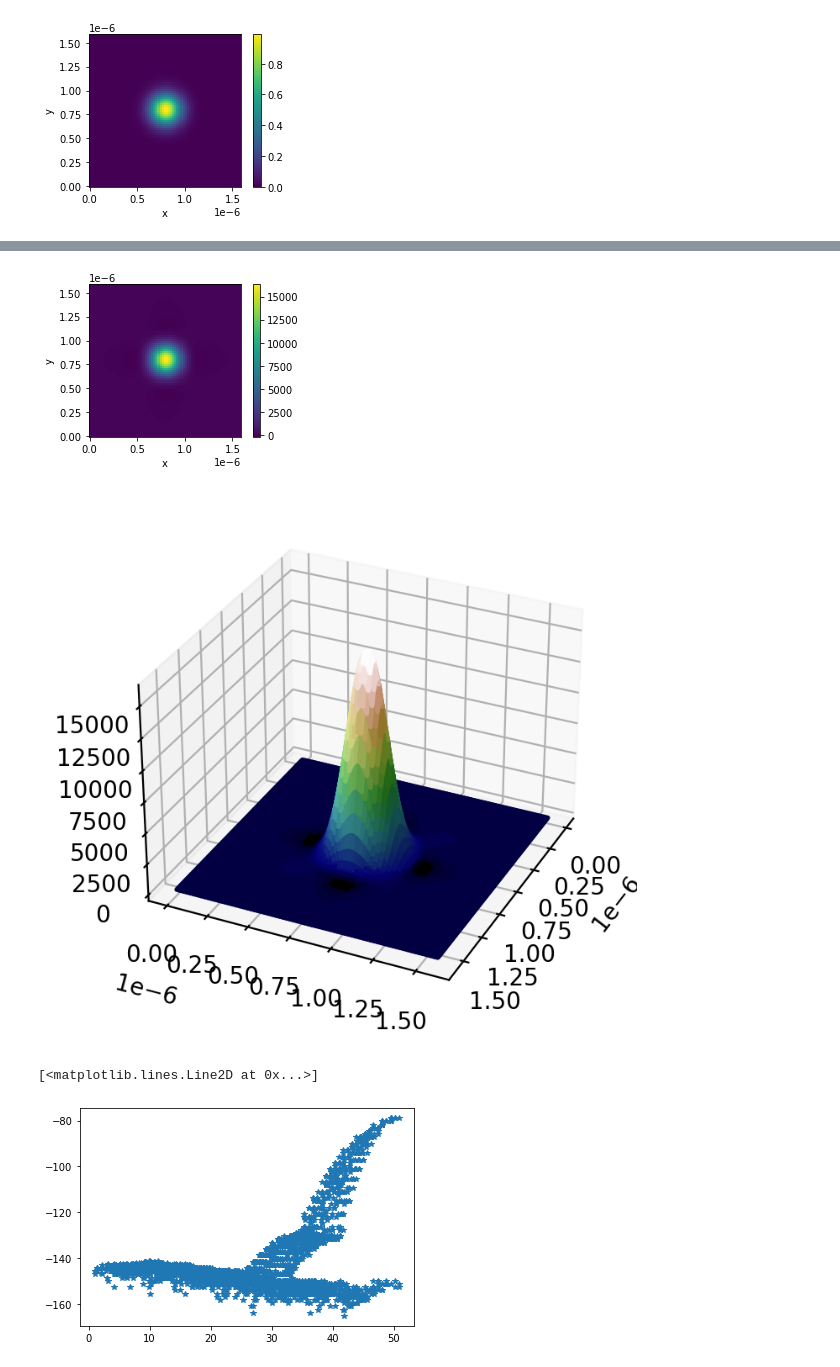
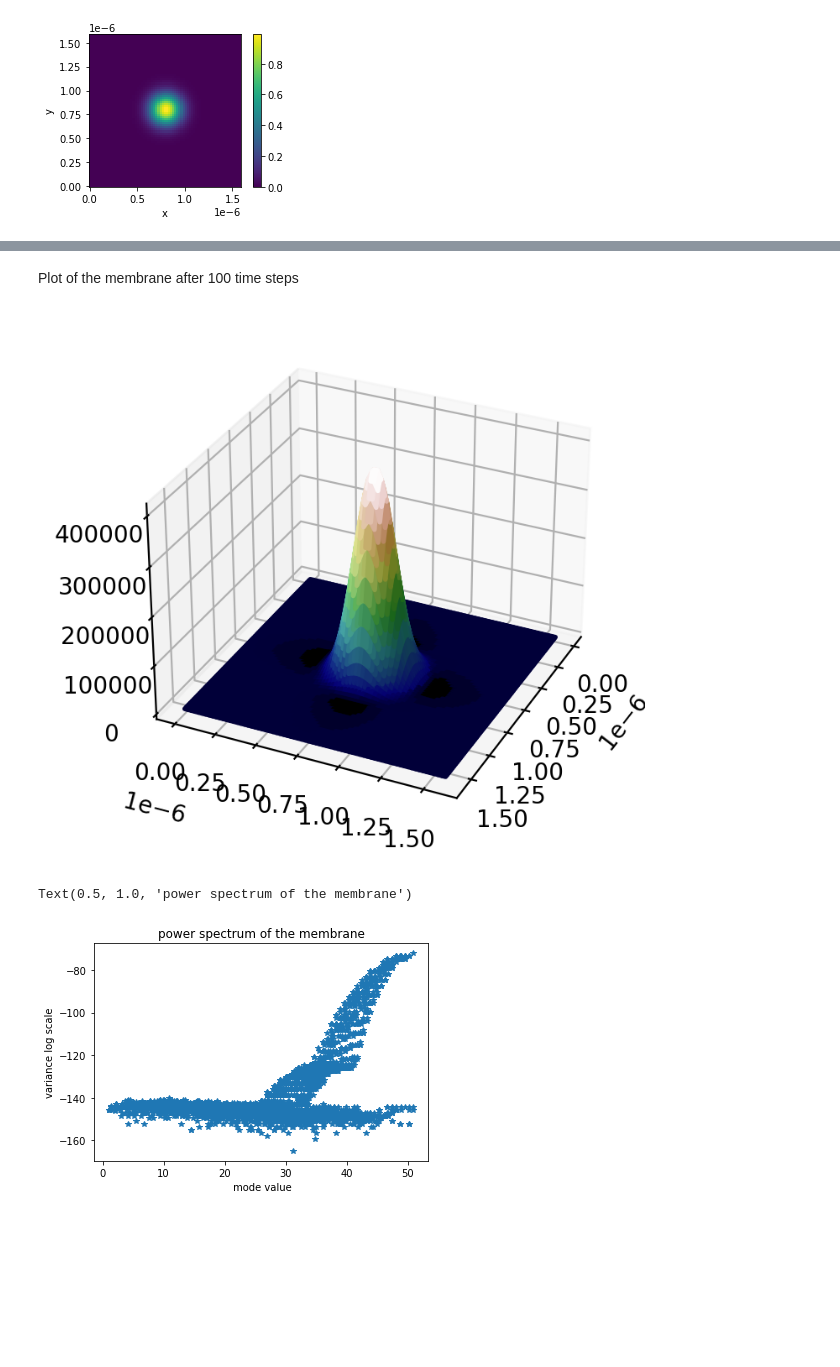
Before and after one commit to gonzalofq1/495-03, a Jupyter notebook: simulation.ipynb, the cells around one changed output, grey strips where cells are left out. Saved outputs shown, nothing was run; the diff lists cells and outputs as text; code cells hidden in the pictures; blank space fills up the shorter version.

```diff
--- a/simulation.ipynb
+++ b/simulation.ipynb
@@ -63,5 +63,5 @@ q =q/L*2*np.pi
 
 
 
-tot =10 #TRIALS FOR VARIANCE
+tot =30 #TRIALS FOR VARIANCE
 Hs = np.zeros([N,N,tot],dtype=np.complex128)
@@ -84,7 +86,7 @@ gamma = 0
 
 t=0
 
-T = 1000*dt
+T = 500*dt
 cadence =1
 n=0
 
@@ -135,8 +142,5 @@ plot_2D_field(xm,ym,np.abs(Hr))
-# %%
-#density PLOT
-plot_2D_field(xm,ym,np.transpose(RHOr))
-# %% [output]
-[figure, removed]
+# %% [markdown]
+Plot of the membrane after 100 time steps
 # %%
 from matplotlib import cbook, cm
 from matplotlib.colors import LightSource
@@ -153,12 +157,16 @@ fig.set_dpi(200)
 plt.show()
 #membrane plot
 # %% [output]
-[figure, old version]
+[figure, new version]
 # %%
 #spectrum, calculating variance over 10 trials
 variance= np.abs(np.var(Hs,2))
 variance[int((N-1)/2),int((N-1)/2)]=None
 plt.plot(qplot.ravel(),np.log(variance.ravel()),'*')
+
+plt.ylabel('variance log scale')
+plt.xlabel(' mode value')
+plt.title('power spectrum of the membrane')
 # %% [output]
-[<matplotlib.lines.Line2D at 0x...>]
+Text(0.5, 1.0, 'power spectrum of the membrane')
-[figure, old version]
+[figure, new version]
```
Also changed, not shown: parts of 5 cells of this notebook.
